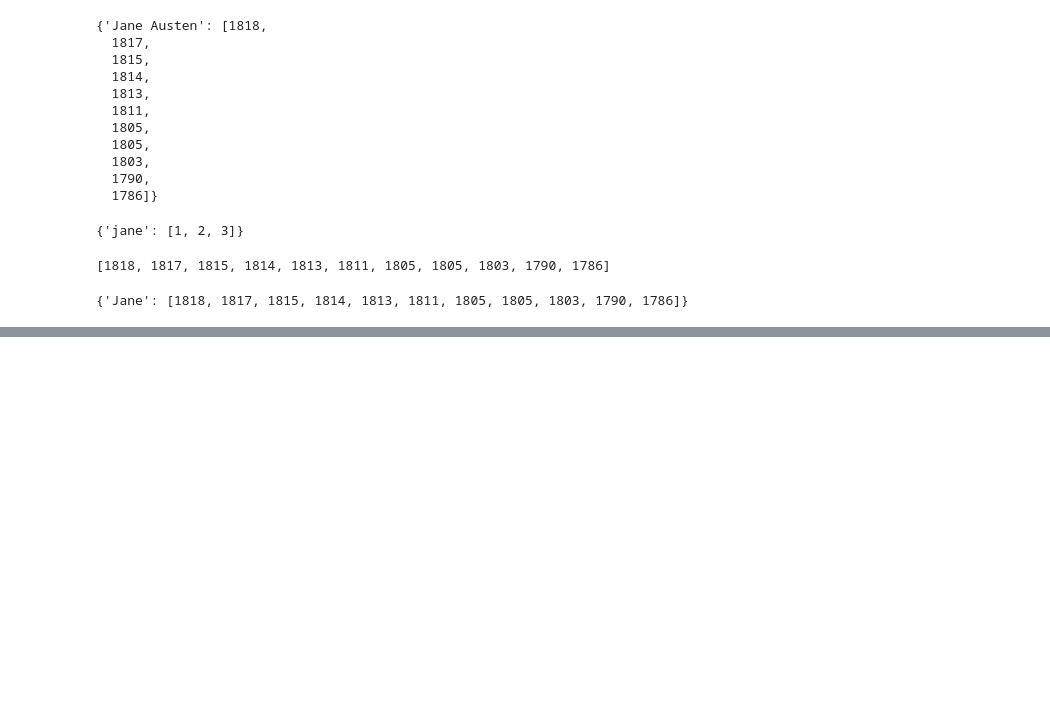
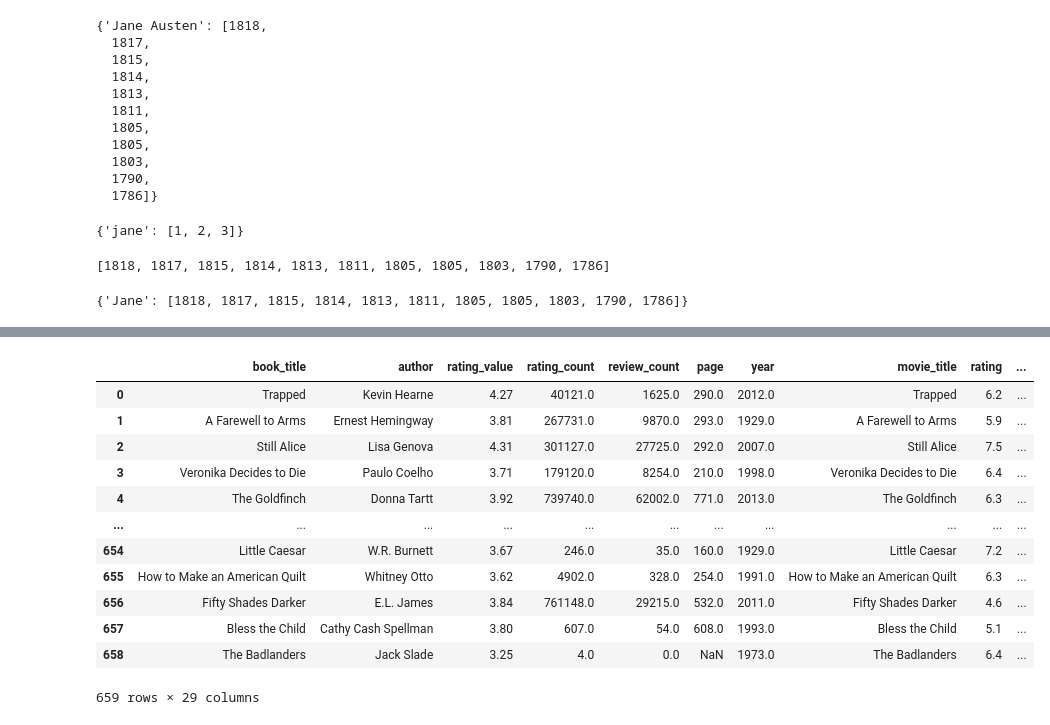
Before and after one commit to katiehuang1221/Predict-Revenue-Of-Movie-Adaptation, a Jupyter notebook: notebooks/selenium_fictiondb.ipynb, the cells around one changed output, grey strips where cells are left out. Drawn from its saved outputs; the diff is of its cells as text; code cells hidden in the pictures; blank space fills up the shorter version.

```diff
--- a/notebooks/selenium_fictiondb.ipynb
+++ b/notebooks/selenium_fictiondb.ipynb
@@ -94,0 +144,19 @@ di
+# %%
+overlap_df2 = pd.merge(found_book_df, movie_df,left_on='book_title',\
+                      right_on='movie_title', how='inner')
+# %%
+overlap_df2
+# %% [output]
+|  | book_title | author | rating_value | rating_count | review_count | page | year | movie_title | rating | ... |
+| 0 | Trapped | Kevin Hearne | 4.27 | 40121.0 | 1625.0 | 290.0 | 2012.0 | Trapped | 6.2 | ... |
+| 1 | A Farewell to Arms | Ernest Hemingway | 3.81 | 267731.0 | 9870.0 | 293.0 | 1929.0 | A Farewell to Arms | 5.9 | ... |
+| 2 | Still Alice | Lisa Genova | 4.31 | 301127.0 | 27725.0 | 292.0 | 2007.0 | Still Alice | 7.5 | ... |
+| 3 | Veronika Decides to Die | Paulo Coelho | 3.71 | 179120.0 | 8254.0 | 210.0 | 1998.0 | Veronika Decides to Die | 6.4 | ... |
+| 4 | The Goldfinch | Donna Tartt | 3.92 | 739740.0 | 62002.0 | 771.0 | 2013.0 | The Goldfinch | 6.3 | ... |
+| ... | ... | ... | ... | ... | ... | ... | ... | ... | ... | ... |
+| 654 | Little Caesar | W.R. Burnett | 3.67 | 246.0 | 35.0 | 160.0 | 1929.0 | Little Caesar | 7.2 | ... |
+| 655 | How to Make an American Quilt | Whitney Otto | 3.62 | 4902.0 | 328.0 | 254.0 | 1991.0 | How to Make an American Quilt | 6.3 | ... |
+| 656 | Fifty Shades Darker | E.L. James | 3.84 | 761148.0 | 29215.0 | 532.0 | 2011.0 | Fifty Shades Darker | 4.6 | ... |
+| 657 | Bless the Child | Cathy Cash Spellman | 3.80 | 607.0 | 54.0 | 608.0 | 1993.0 | Bless the Child | 5.1 | ... |
+| 658 | The Badlanders | Jack Slade | 3.25 | 4.0 | 0.0 | NaN | 1973.0 | The Badlanders | 6.4 | ... |
+659 rows × 29 columns
```
Also changed, not shown: parts of 18 cells of this notebook.
